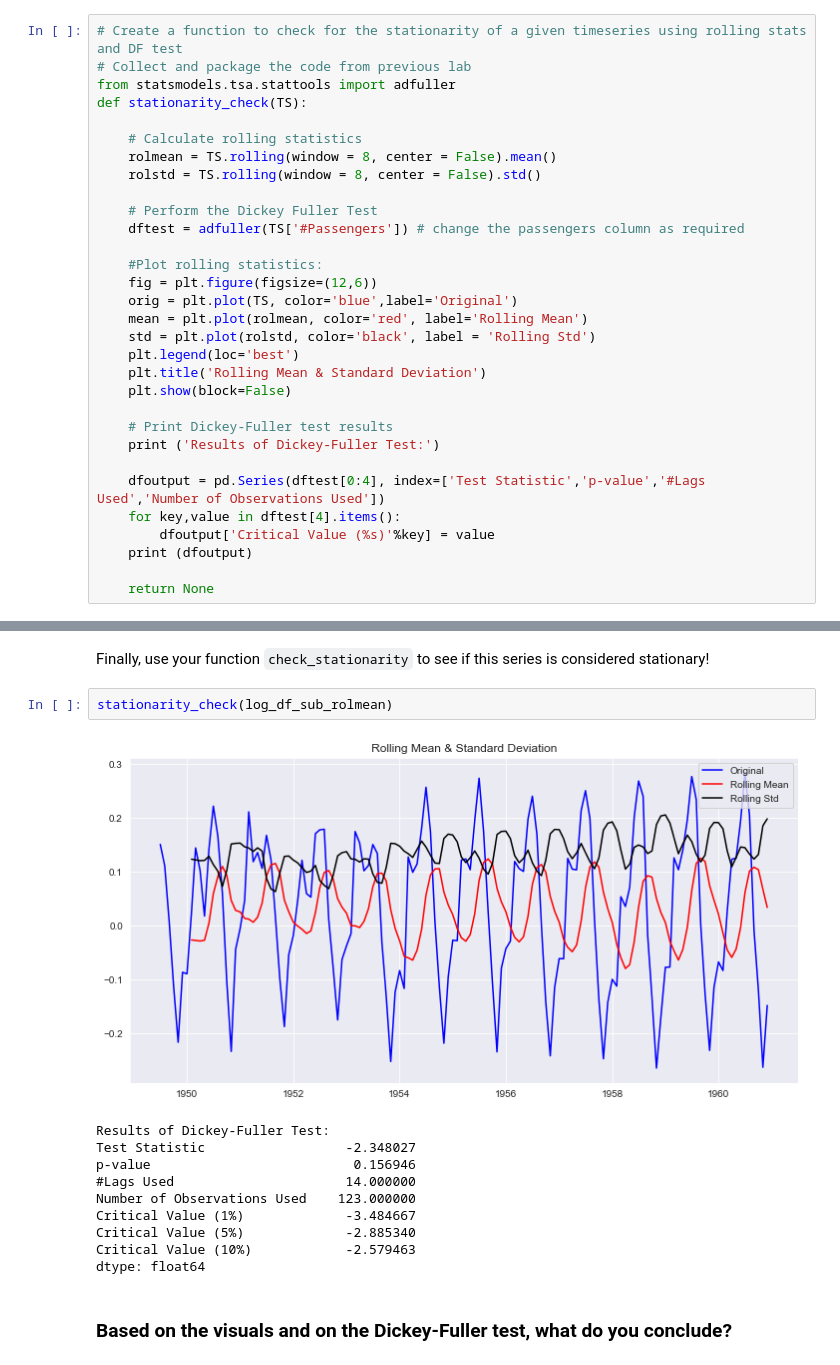
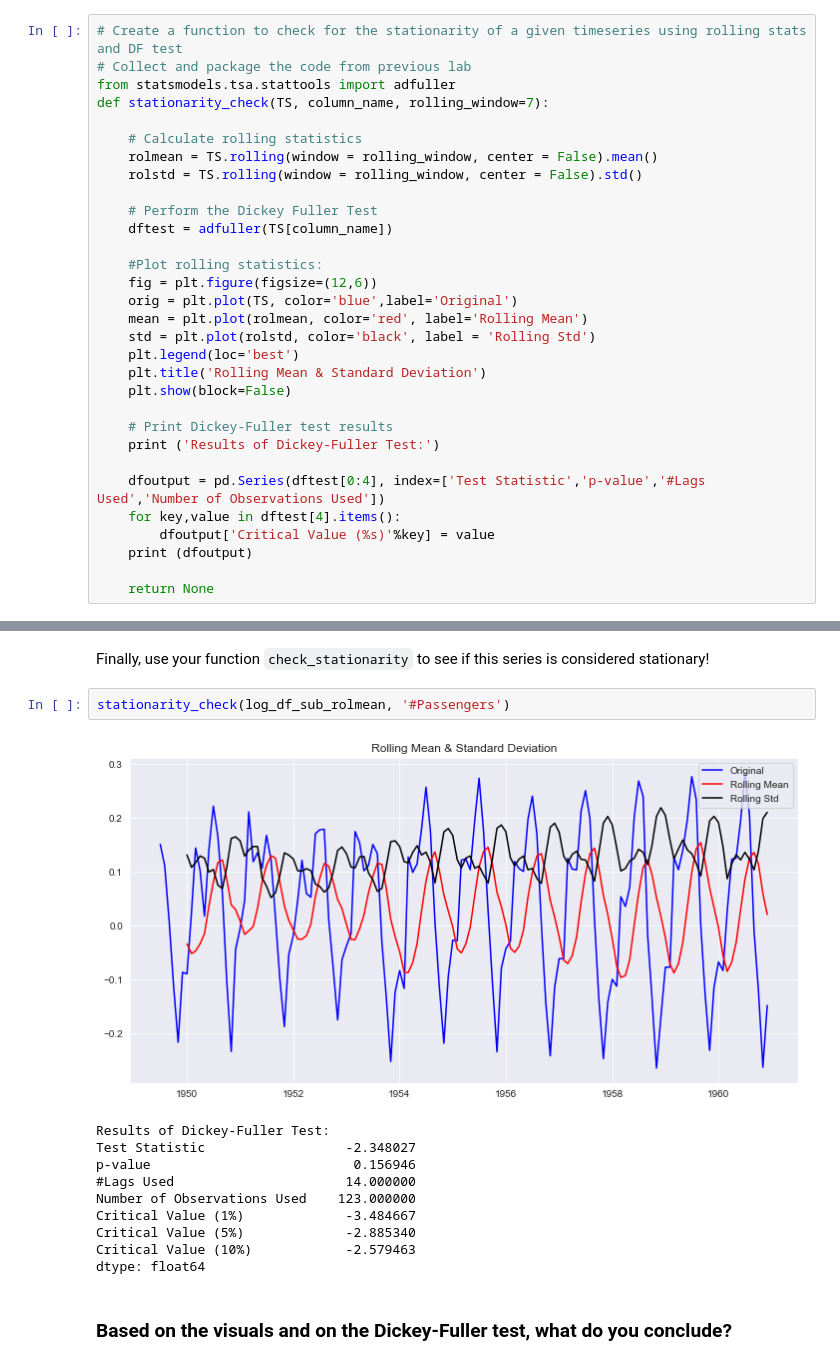
Before and after one commit to magnawhale/dsc-removing-trends-lab-online-ds-ft-051319, a Jupyter notebook: index.ipynb, the cells around one changed output, grey strips where cells are left out. Saved outputs shown, nothing was run; the diff lists cells and outputs as text.

```diff
--- a/index.ipynb
+++ b/index.ipynb
@@ -58,14 +58,14 @@ We want the output of the function to:
 # Create a function to check for the stationarity of a given timeseries using rolling stats and DF test
 # Collect and package the code from previous lab
 from statsmodels.tsa.stattools import adfuller
-def stationarity_check(TS):
+def stationarity_check(TS, column_name, rolling_window=7):
 
     # Calculate rolling statistics
-    rolmean = TS.rolling(window = 8, center = False).mean()
-    rolstd = TS.rolling(window = 8, center = False).std()
+    rolmean = TS.rolling(window = rolling_window, center = False).mean()
+    rolstd = TS.rolling(window = rolling_window, center = False).std()
 
     # Perform the Dickey Fuller Test
-    dftest = adfuller(TS['#Passengers']) # change the passengers column as required
+    dftest = adfuller(TS[column_name])
 
     #Plot rolling statistics:
     fig = plt.figure(figsize=(12,6))
@@ -176,9 +176,9 @@ plt.plot(log_df_sub_rolmean);
 # %% [markdown]
 Finally, use your function `check_stationarity` to see if this series is considered stationary!
 # %%
-stationarity_check(log_df_sub_rolmean)
+stationarity_check(log_df_sub_rolmean, '#Passengers')
 # %% [output]
-[figure, old version]
+[figure, new version]
 Results of Dickey-Fuller Test:
 Test Statistic                  -2.348027
 p-value                          0.156946
```
Also changed, not shown: parts of 6 cells of this notebook.
